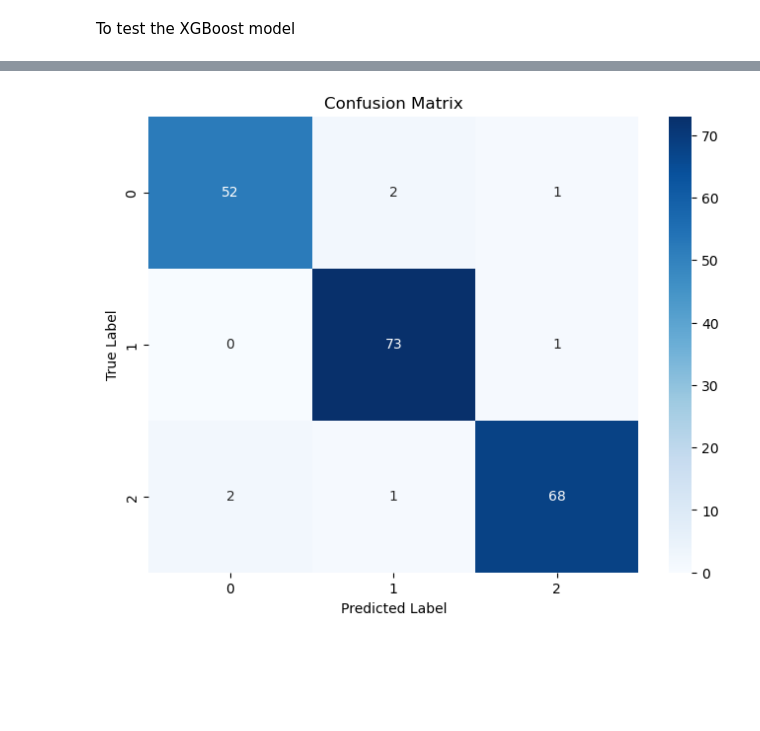
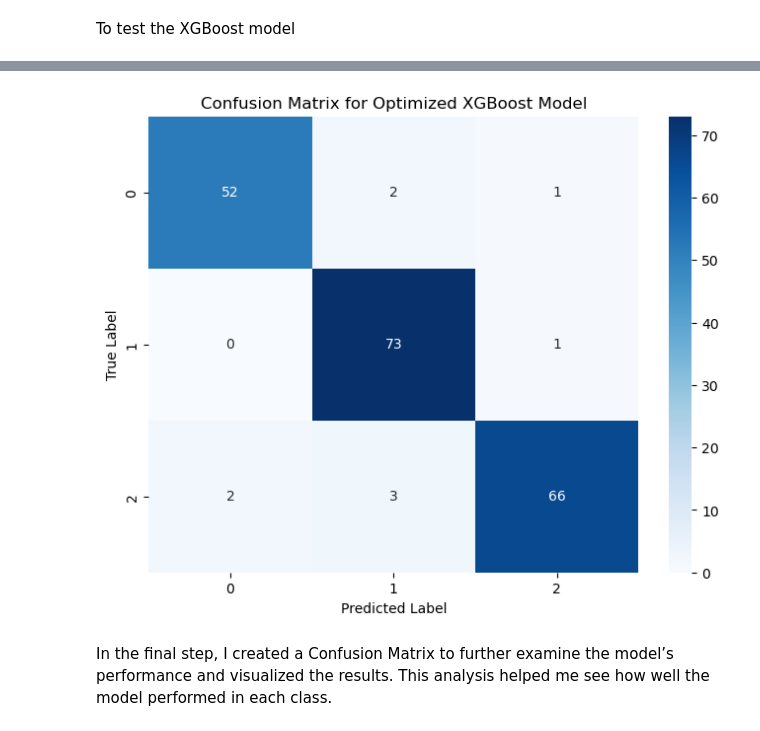
Before and after one commit to ElifSurucu/Understanding-Mobile-Usage-Trends, a Jupyter notebook: Notebooks/Modeling_Notebook.ipynb, the cells around one changed output, grey strips where cells are left out. Cells and saved outputs as stored; diff of their text form; code cells hidden in the pictures; blank space fills up the shorter version.

```diff
--- a/Notebooks/Modeling_Notebook.ipynb
+++ b/Notebooks/Modeling_Notebook.ipynb
@@ -1036,0 +563,20 @@ Achieving a model accuracy is 0.96!!!
+# %%
+
+# Step 4: Train XGBoost Model with Best Parameters
+optimized_xgb_model = XGBClassifier(
+    colsample_bytree=0.6,
+    learning_rate=0.1,
+    max_depth=5,
+    n_estimators=200,
+    subsample=0.6,
+    use_label_encoder=False,
+    eval_metric='mlogloss'
+)
+
+# Train the optimized model
+optimized_xgb_model.fit(X_train, y_train)
+
+# Predict and evaluate the optimized model
+y_pred = optimized_xgb_model.predict(X_test)
+accuracy = accuracy_score(y_test, y_pred)
+print(f"Final Model Accuracy with Tuned Parameters: {accuracy:.2f}")
@@ -1037,13 +593,16 @@ Achieving a model accuracy is 0.96!!!
 # %%
+# Step 5: Confusion Matrix for Evaluation
 conf_matrix = confusion_matrix(y_test, y_pred)
 plt.figure(figsize=(8, 6))
-sns.heatmap(conf_matrix, annot=True, fmt="d", cmap="Blues", xticklabels=model.classes_, yticklabels=model.classes_)
+sns.heatmap(conf_matrix, annot=True, fmt="d", cmap="Blues")
 plt.xlabel("Predicted Label")
 plt.ylabel("True Label")
-plt.title("Confusion Matrix")
+plt.title("Confusion Matrix for Optimized XGBoost Model")
 plt.show()
 # %% [output]
-[figure, old version]
+[figure, new version]
+# %% [markdown]
+In the final step, I created a Confusion Matrix to further examine the model’s performance and visualized the results. This analysis helped me see how well the model performed in each class.
 # %% [markdown]
 ---
 
```
Also changed, not shown: parts of 106 cells of this notebook.
